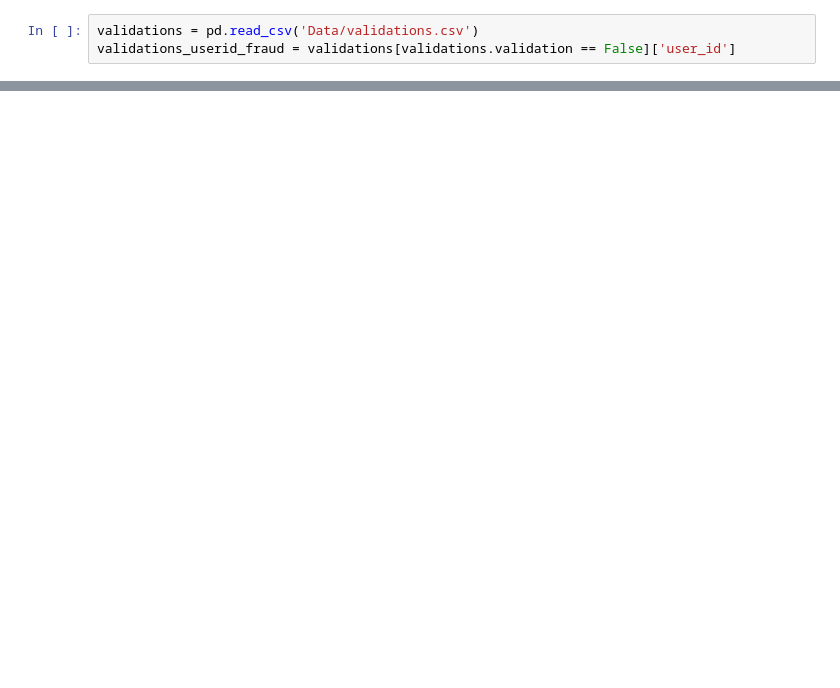
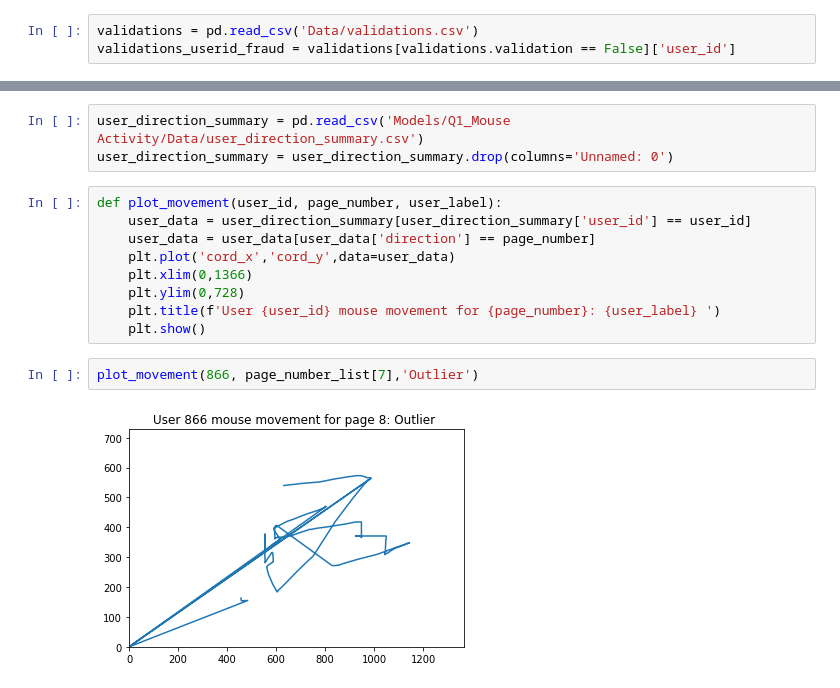
Before and after one commit to dachosen1/Validating-psychometric-survey-responses, a Jupyter notebook: Models/Q1_Mouse Activity/Hidden Markov/Model 1.ipynb, the cells around one changed output, grey strips where cells are left out. Saved outputs shown, nothing was run; the diff lists cells and outputs as text; blank space fills up the shorter version.

```diff
--- a/Models/Q1_Mouse Activity/Hidden Markov/Model 1.ipynb
+++ b/Models/Q1_Mouse Activity/Hidden Markov/Model 1.ipynb
@@ -393,0 +290,16 @@ sns.pairplot(user_fraud_matrix_scaled.iloc[:,[1,2,3,4,5,6,7,15]], hue = 'DB Scan
+# %%
+user_direction_summary = pd.read_csv('Models/Q1_Mouse Activity/Data/user_direction_summary.csv')
+user_direction_summary = user_direction_summary.drop(columns='Unnamed: 0')
+# %%
+def plot_movement(user_id, page_number, user_label):
+    user_data = user_direction_summary[user_direction_summary['user_id'] == user_id]
+    user_data = user_data[user_data['direction'] == page_number]
+    plt.plot('cord_x','cord_y',data=user_data)
+    plt.xlim(0,1366)
+    plt.ylim(0,728)
+    plt.title(f'User {user_id} mouse movement for {page_number}: {user_label} ')
+    plt.show()
+# %%
+plot_movement(866, page_number_list[7],'Outlier')
+# %% [output]
+[figure, added]
```
Also changed, not shown: parts of 43 cells of this notebook, 6 other files.
